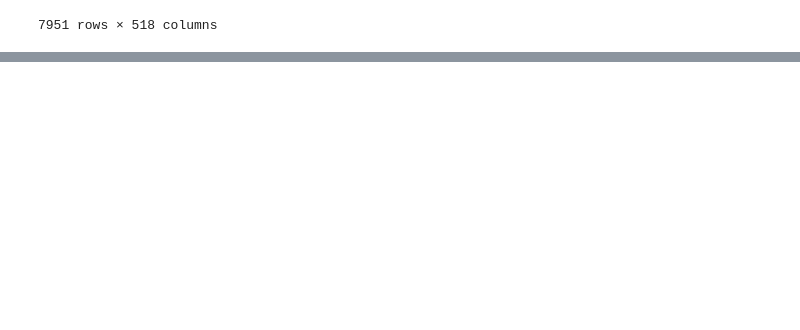
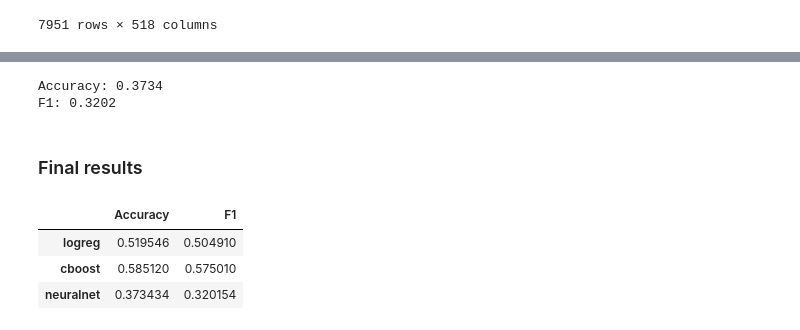
Before and after one commit to najtm4re/Pocket_DJ, a Jupyter notebook: notebooks/najt_work_in_progress.ipynb, the cells around one changed output, grey strips where cells are left out. Saved outputs shown, nothing was run; the diff lists cells and outputs as text; code cells hidden in the pictures; blank space fills up the shorter version.

```diff
--- a/notebooks/najt_work_in_progress.ipynb
+++ b/notebooks/najt_work_in_progress.ipynb
@@ -78,0 +158,2 @@ targets
+# %%
+accuracy_cb = accuracy_score(y_val, cb_model.predict(X_val))
@@ -78,0 +217,8 @@ targets
+# %%
+input_dim = X_train.shape[1]
+hidden_dims = [512, 256, 128, 32]
+output_dim = len(y_train['genre'].unique())
+
+model = SimpleNN(input_dim, hidden_dims, output_dim)
+criterion = nn.CrossEntropyLoss()
+optimizer = optim.Adam(model.parameters(), lr=0.0001, weight_decay=0.01)
@@ -78,0 +277,28 @@ targets
+# %%
+X_test_tensor = torch.tensor(X_test.values, dtype=torch.float32)
+
+with torch.no_grad():
+    model.eval()
+    y_pred = model(X_test_tensor)
+
+y_pred_classes = torch.argmax(y_pred, dim=1).numpy()
+
+y_test_encoded = label_encoder.transform(y_test)
+accuracy_nn = accuracy_score(y_test_encoded, y_pred_classes)
+f1_nn = f1_score(y_test_encoded, y_pred_classes, average='macro')
+print(f'Accuracy: {accuracy_nn:.4f}')
+print(f'F1: {f1_nn:.4f}')
+# %% [output]
+Accuracy: 0.3734
+F1: 0.3202
+# %% [markdown]
+### Final results
+# %%
+results = pd.DataFrame({'Accuracy':[accuracy_logreg, accuracy_cb, accuracy_nn], 'F1':[f1_logreg, f1_cb, f1_nn]}, index=['logreg', 'cboost', 'neuralnet'])
+# %%
+results
+# %% [output]
+|  | Accuracy | F1 |
+| logreg | 0.519546 | 0.504910 |
+| cboost | 0.585120 | 0.575010 |
+| neuralnet | 0.373434 | 0.320154 |
```
Also changed, not shown: parts of 35 cells of this notebook, 2 other files.
